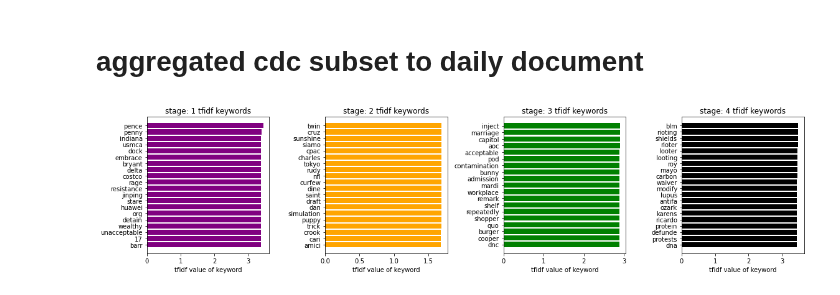
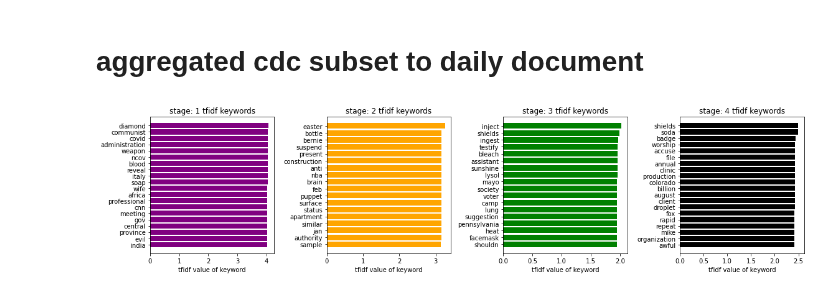
Before and after one commit to Alexander-Kahanek/COVID_Research, a Jupyter notebook: analysis/cdc_stages.ipynb, the cells around one changed output. Cells and saved outputs as stored; diff of their text form; code cells hidden in the pictures.

```diff
--- a/analysis/cdc_stages.ipynb
+++ b/analysis/cdc_stages.ipynb
@@ -252,16 +252,16 @@ plt.show()
 # %%
 fig, ax = plt.subplots(nrows=1, ncols=4, figsize=(16, 4)) #sharey = True
 colors = ['purple', 'orange', 'green', 'black']
-exclude = ['uv']
+exclude = ['uv', 'l', ' ', '_', 'lt']
 # exclude = ['']
 
 for i in range(4):
-    df = pd.read_csv(f'tfidf/split4.agg.tfidf_s{i+1}.csv').sort_values(by='tfidf', ascending=False).head(20)
+    df = pd.read_csv(f'tfidf/cdc.split4.agg.tfidf_s{i+1}.csv').sort_values(by='tfidf', ascending=False).head(20)
     df = df[~df['word'].isin(exclude)].sort_values(by='tfidf', ascending=True)
     ax[i].barh(y=df['word'].astype(str), width=df['tfidf'].astype(float), color=colors[i])
     ax[i].set_title(f'stage: {i+1} tfidf keywords')
     ax[i].set_xlabel('tfidf value of keyword')
 plt.tight_layout()
 plt.show()
 # %% [output]
-[figure, old version]
+[figure, new version]
```
